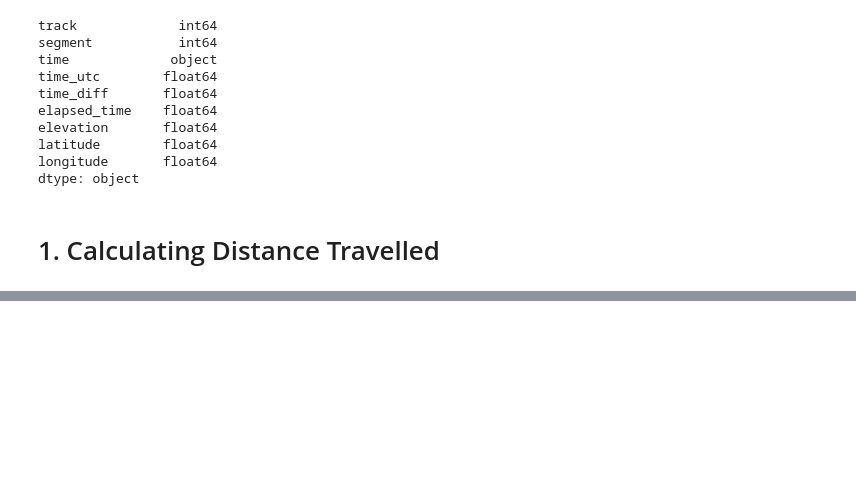
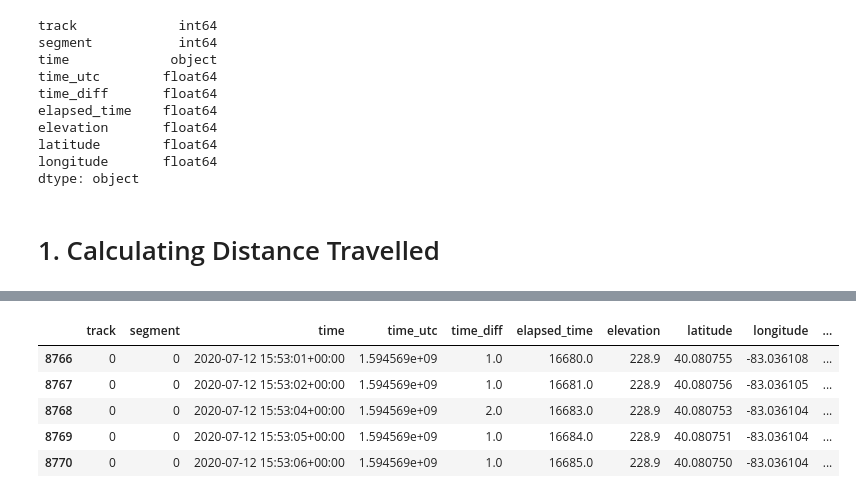
Before and after one commit to ericbauer55/strava-eda, a Jupyter notebook: notebooks/1c. Basic Enrichments.ipynb, the cells around one changed output, grey strips where cells are left out. Cells and saved outputs as stored; diff of their text form; code cells hidden in the pictures; blank space fills up the shorter version.

```diff
--- a/notebooks/1c. Basic Enrichments.ipynb
+++ b/notebooks/1c. Basic Enrichments.ipynb
@@ -63,0 +73,9 @@ _ = plt.grid()
+# %%
+df.tail()
+# %% [output]
+|  | track | segment | time | time_utc | time_diff | elapsed_time | elevation | latitude | longitude | ... |
+| 8766 | 0 | 0 | 2020-07-12 15:53:01+00:00 | 1.594569e+09 | 1.0 | 16680.0 | 228.9 | 40.080755 | -83.036108 | ... |
+| 8767 | 0 | 0 | 2020-07-12 15:53:02+00:00 | 1.594569e+09 | 1.0 | 16681.0 | 228.9 | 40.080756 | -83.036105 | ... |
+| 8768 | 0 | 0 | 2020-07-12 15:53:04+00:00 | 1.594569e+09 | 2.0 | 16683.0 | 228.9 | 40.080753 | -83.036104 | ... |
+| 8769 | 0 | 0 | 2020-07-12 15:53:05+00:00 | 1.594569e+09 | 1.0 | 16684.0 | 228.9 | 40.080751 | -83.036104 | ... |
+| 8770 | 0 | 0 | 2020-07-12 15:53:06+00:00 | 1.594569e+09 | 1.0 | 16685.0 | 228.9 | 40.080750 | -83.036104 | ... |
```
Also changed, not shown: parts of 13 cells of this notebook.
